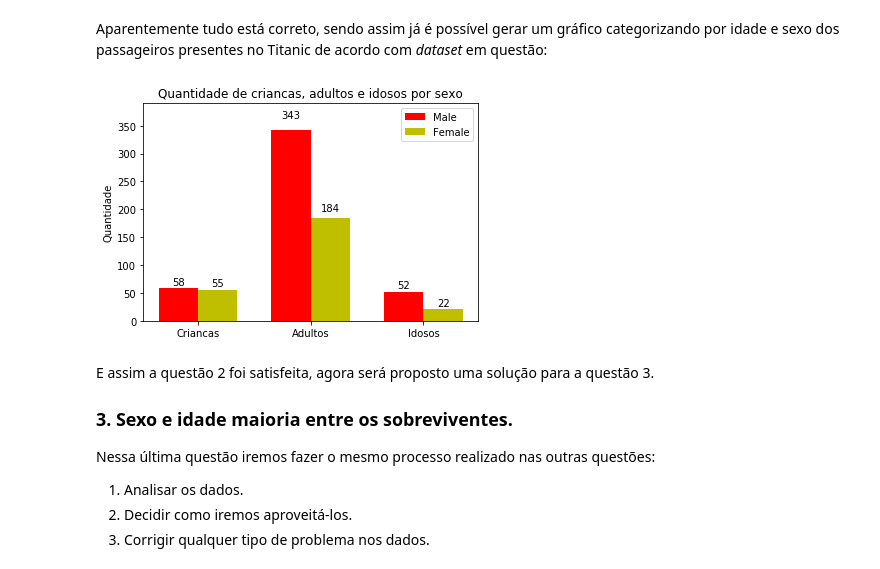
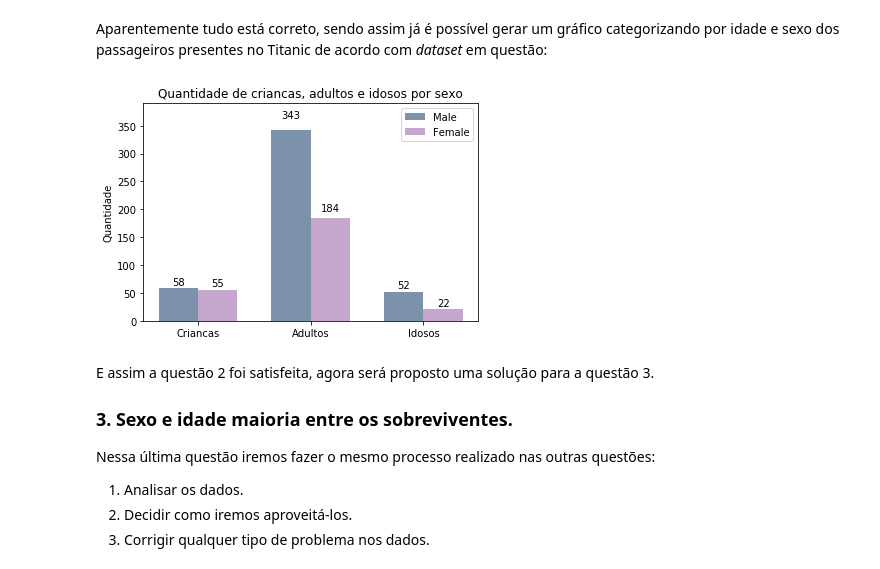
Before and after one commit to Manyizi101/udacity-data-analyst-nanodegree-1, a Jupyter notebook: project2/udacity-project2-titanic-data.ipynb, the cells around one changed output. Drawn from its saved outputs; the diff is of its cells as text; code cells hidden in the pictures.

```diff
--- a/project2/udacity-project2-titanic-data.ipynb
+++ b/project2/udacity-project2-titanic-data.ipynb
@@ -307,36 +307,36 @@ males_sex = (boys_count, men_count, old_men_count)
 ind = numpy.arange(N)
 width = 0.35
 
 fig, ax = plt.subplots()
-rects1 = ax.bar(ind, males_sex, width, color='r')
+rects1 = ax.bar(ind, males_sex, width, color='#7b92aa')
 
 females_sex = (girls_count, women_count, old_women_count)
-rects2 = ax.bar(ind + width, females_sex, width, color='y')
+rects2 = ax.bar(ind + width, females_sex, width, color='#c5a7ce')
 
 ax.set_ylabel('Quantidade')
 ax.set_title('Quantidade de criancas, adultos e idosos por sexo')
 ax.set_xticks(ind + width / 2)
 ax.set_xticklabels(('Criancas', 'Adultos', 'Idosos'))
 ax.set_ylim([0, 390])
 
 ax.legend((rects1[0], rects2[0]), ('Male', 'Female'))
 
 def autolabel(rects):
     """
     Attach a text label above each bar displaying its height
     """
     for rect in rects:
         height = rect.get_height()
         ax.text(rect.get_x() + rect.get_width()/2., 1.05*height,
                 '%d' % int(height),
                 ha='center', va='bottom')
 
 autolabel(rects1)
 autolabel(rects2)
 
 plt.show()
 # %% [output]
-[figure, old version]
+[figure, new version]
 # %% [markdown]
 E assim a questão 2 foi satisfeita, agora será proposto uma solução para a questão 3.
 
```
Also changed, not shown: parts of 4 cells of this notebook.
